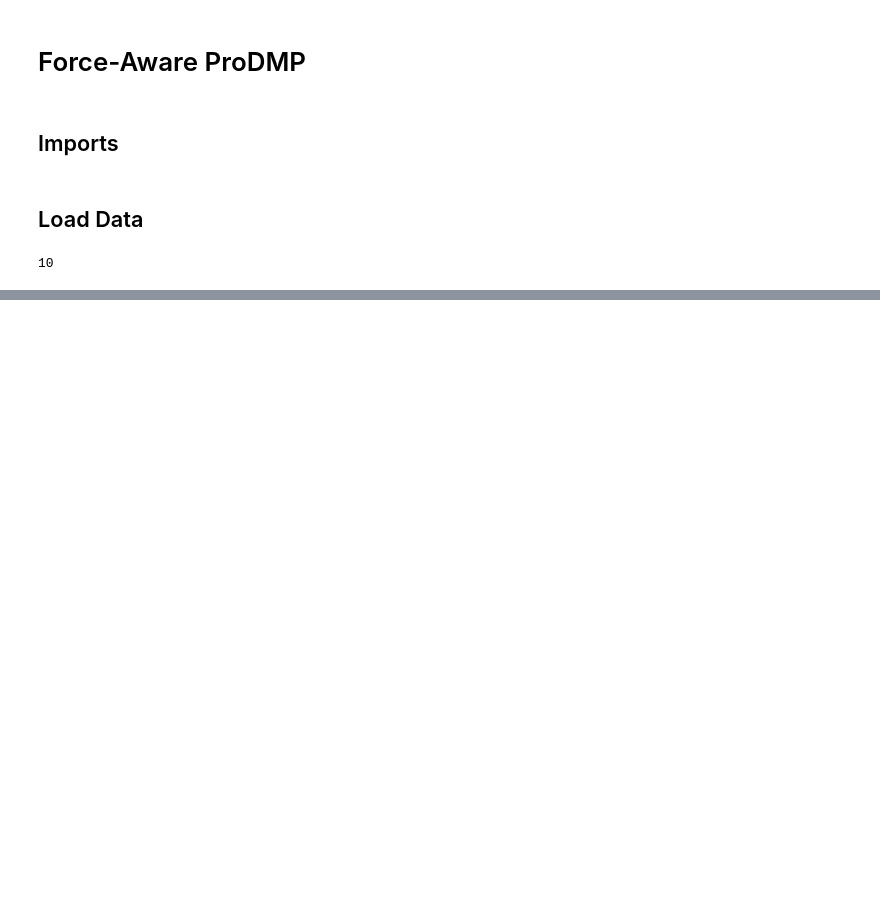
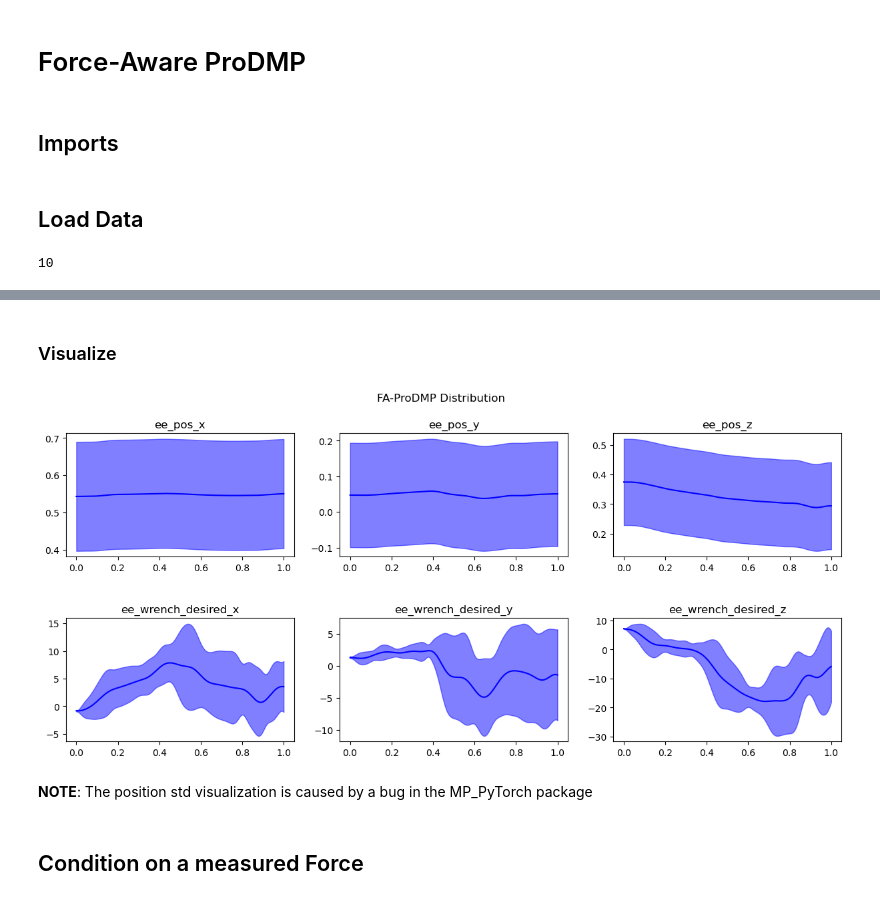
Before and after one commit to intuitive-robots/FA-ProDMP, a Jupyter notebook: demo/demo.ipynb, the cells around one changed output, grey strips where cells are left out. Saved outputs shown, nothing was run; the diff lists cells and outputs as text; code cells hidden in the pictures; blank space fills up the shorter version.

```diff
--- a/demo/demo.ipynb
+++ b/demo/demo.ipynb
@@ -68,0 +55,29 @@ print(wrench_scale)
+# %% [markdown]
+### Visualize
+# %%
+STD_SCALE = 2
+
+fig, axs = plt.subplots(2, len(POSITION_FEATURES), figsize=(5*len(POSITION_FEATURES),3*2))
+fig.suptitle('FA-ProDMP Distribution')
+plt.subplots_adjust(hspace=0.5)
+# plot for position
+for feature_idx, feature_name in enumerate(POSITION_FEATURES + FORCE_FEATURES):
+    row_idx = 0 if feature_idx < len(POSITION_FEATURES) else 1
+    col_idx = feature_idx % len(POSITION_FEATURES)
+    axs[row_idx][col_idx].set_title(feature_name)
+    mean = fa_prodmp.get_traj_pos()[:,feature_idx]
+    std = fa_prodmp.get_traj_pos_std()[:,feature_idx]
+    axs[row_idx][col_idx].fill_between(x = fa_prodmp.times,
+                                y1 = mean - STD_SCALE * std,
+                                y2 = mean + STD_SCALE * std,
+                                color = 'blue',
+                                alpha = 0.5)
+    axs[row_idx][col_idx].plot(fa_prodmp.times, mean, color='blue')
+# Display the plot
+plt.show()
+# %% [output]
+[figure, added]
+# %% [markdown]
+**NOTE**: The position std visualization is caused by a bug in the MP_PyTorch package
+# %% [markdown]
+## Condition on a measured Force
```
Also changed, not shown: parts of 24 cells of this notebook, 14 other files.
